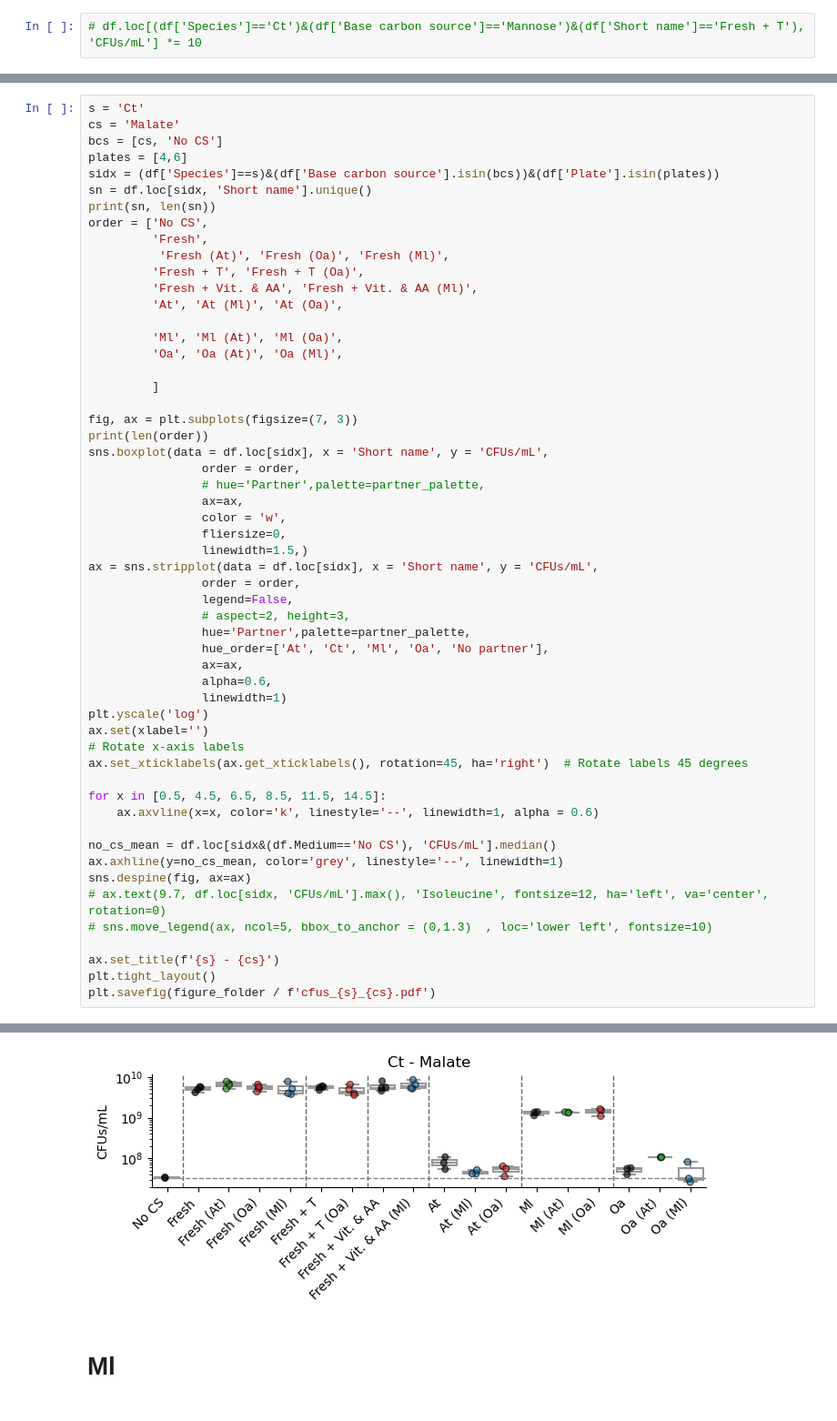
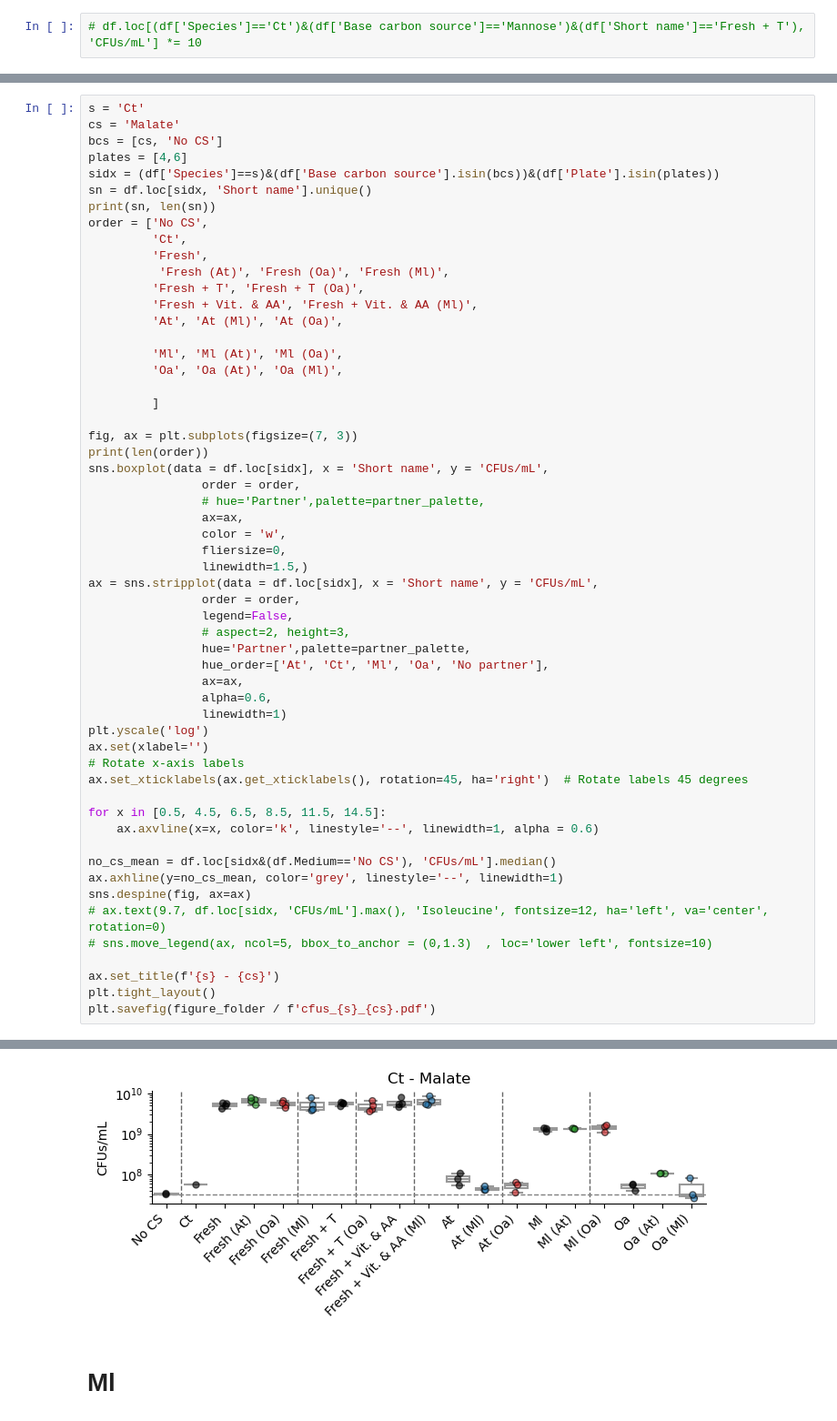
Before and after one commit to sulheim/coexistence, a Jupyter notebook: notebooks/3_interactions/plot_interactions.ipynb, the cells around one changed output, grey strips where cells are left out. Shown at 91% size. Cells and saved outputs as stored; diff of their text form.

```diff
--- a/notebooks/3_interactions/plot_interactions.ipynb
+++ b/notebooks/3_interactions/plot_interactions.ipynb
@@ -433,6 +433,7 @@ sidx = (df['Species']==s)&(df['Base carbon source'].isin(bcs))&(df['Plate'].isin
 sn = df.loc[sidx, 'Short name'].unique()
 print(sn, len(sn))
 order = ['No CS',
+         'Ct',
          'Fresh',
           'Fresh (At)', 'Fresh (Oa)', 'Fresh (Ml)',
          'Fresh + T', 'Fresh + T (Oa)',
@@ -488,4 +489,4 @@ plt.savefig(figure_folder / f'cfus_{s}_{cs}.pdf')
-[figure, old version]
+[figure, new version]
 # %% [markdown]
 # Ml
 # %%
```
Also changed, not shown: parts of 12 cells of this notebook, 6 other files.
